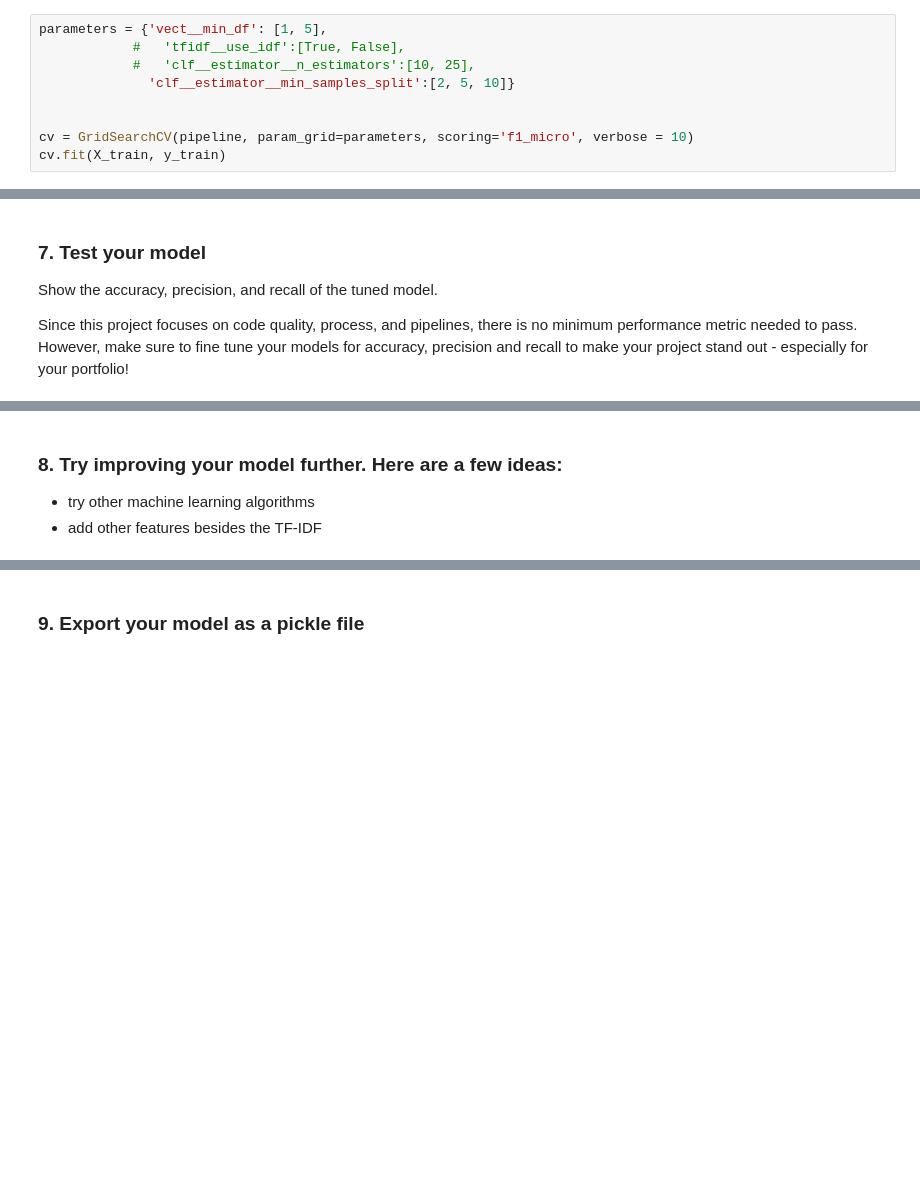
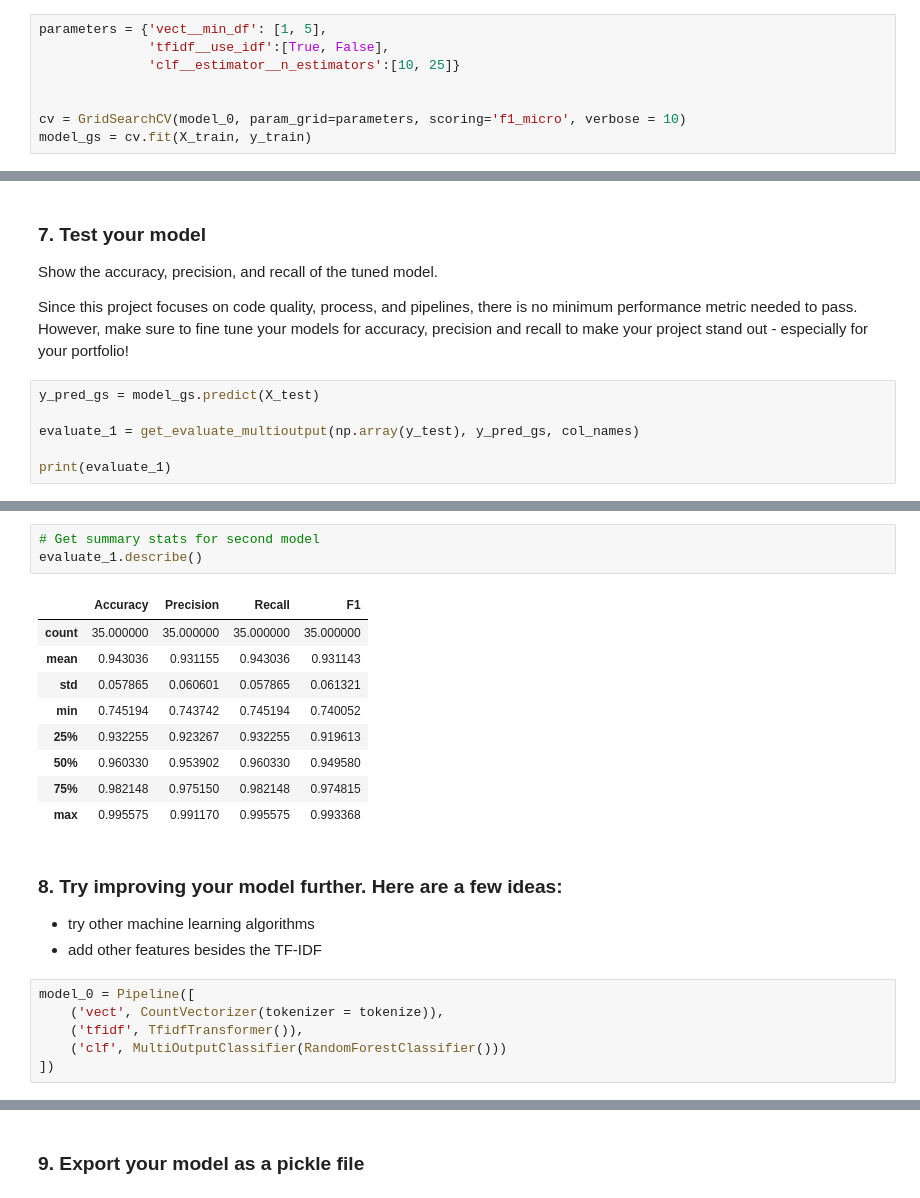
Before and after one commit to mafda/disaster_response_pipeline, a Jupyter notebook: notebooks/ML_Pipeline_Preparation.ipynb, the cells around one changed output, grey strips where cells are left out. Saved outputs shown, nothing was run; the diff lists cells and outputs as text; blank space fills up the shorter version.

```diff
--- a/notebooks/ML_Pipeline_Preparation.ipynb
+++ b/notebooks/ML_Pipeline_Preparation.ipynb
@@ -166,10 +158,9 @@ from sklearn.model_selection import GridSearchCV
 # %%
 parameters = {'vect__min_df': [1, 5],
-            #   'tfidf__use_idf':[True, False],
-            #   'clf__estimator__n_estimators':[10, 25],
-              'clf__estimator__min_samples_split':[2, 5, 10]}
+              'tfidf__use_idf':[True, False],
+              'clf__estimator__n_estimators':[10, 25]}
 
 
-cv = GridSearchCV(pipeline, param_grid=parameters, scoring='f1_micro', verbose = 10)
-cv.fit(X_train, y_train)
+cv = GridSearchCV(model_0, param_grid=parameters, scoring='f1_micro', verbose = 10)
+model_gs = cv.fit(X_train, y_train)
 # %% [output]
@@ -203,3 +197,9 @@ GridSearchCV(estimator=Pipeline(steps=[('vect',
 Show the accuracy, precision, and recall of the tuned model.
 
 Since this project focuses on code quality, process, and  pipelines, there is no minimum performance metric needed to pass. However, make sure to fine tune your models for accuracy, precision and recall to make your project stand out - especially for your portfolio!
+# %%
+y_pred_gs = model_gs.predict(X_test)
+
+evaluate_1 = get_evaluate_multioutput(np.array(y_test), y_pred_gs, col_names)
+
+print(evaluate_1)
@@ -206,4 +237,23 @@ Since this project focuses on code quality, process, and  pipelines, there is no
+# %%
+# Get summary stats for second model
+evaluate_1.describe()
+# %% [output]
+|  | Accuracy | Precision | Recall | F1 |
+| count | 35.000000 | 35.000000 | 35.000000 | 35.000000 |
+| mean | 0.943036 | 0.931155 | 0.943036 | 0.931143 |
+| std | 0.057865 | 0.060601 | 0.057865 | 0.061321 |
+| min | 0.745194 | 0.743742 | 0.745194 | 0.740052 |
+| 25% | 0.932255 | 0.923267 | 0.932255 | 0.919613 |
+| 50% | 0.960330 | 0.953902 | 0.960330 | 0.949580 |
+| 75% | 0.982148 | 0.975150 | 0.982148 | 0.974815 |
+| max | 0.995575 | 0.991170 | 0.995575 | 0.993368 |
 # %% [markdown]
 ### 8. Try improving your model further. Here are a few ideas:
 * try other machine learning algorithms
 * add other features besides the TF-IDF
+# %%
+model_0 = Pipeline([
+    ('vect', CountVectorizer(tokenizer = tokenize)),
+    ('tfidf', TfidfTransformer()),
+    ('clf', MultiOutputClassifier(RandomForestClassifier()))
+])
```
Also changed, not shown: parts of 19 cells of this notebook.
